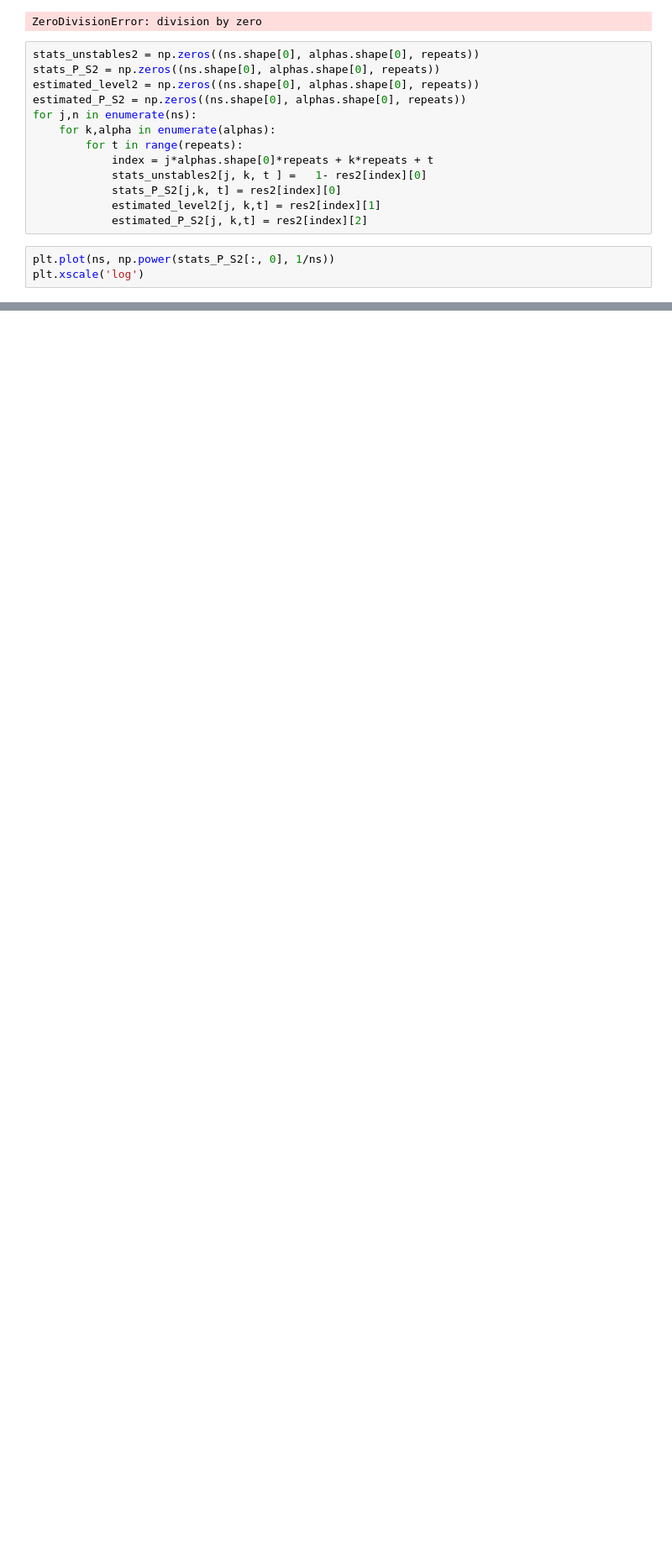
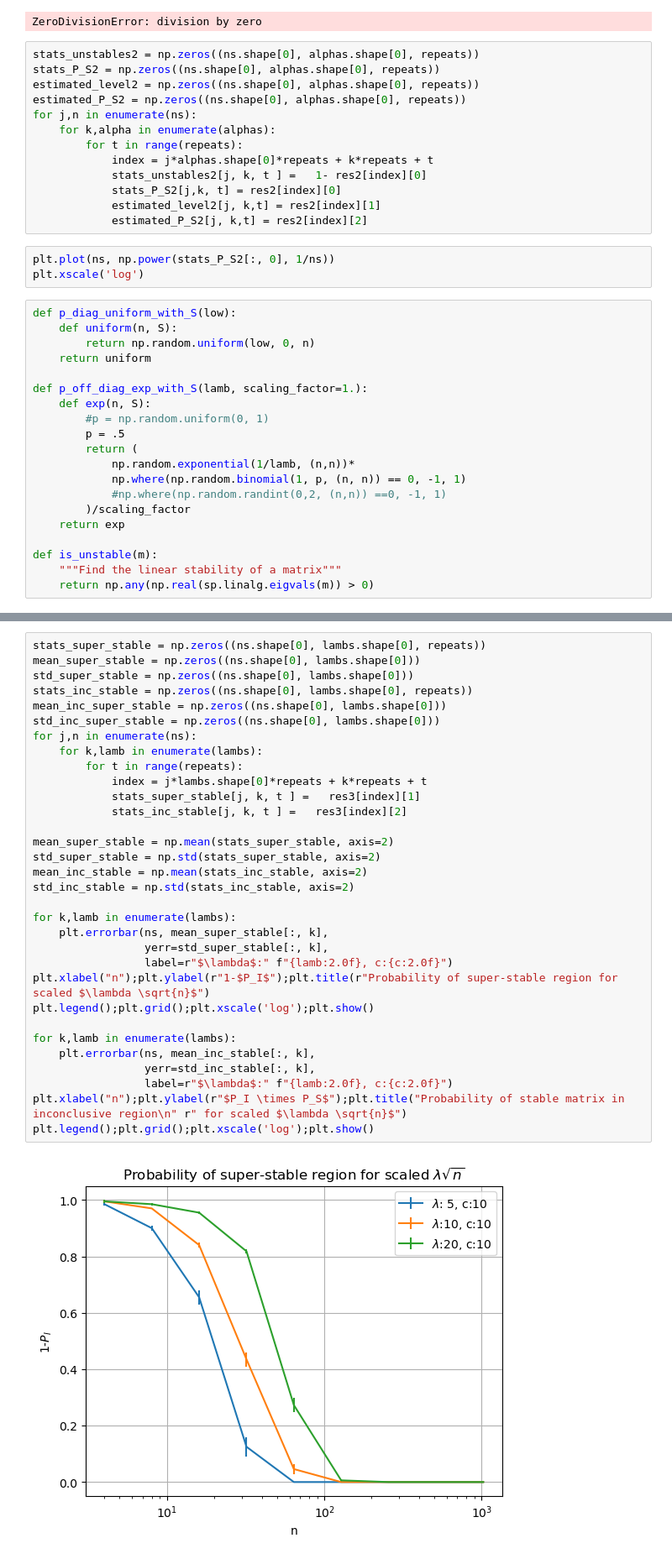
Before and after one commit to rpazuki/morpho_repo, a Jupyter notebook: Gershgoring/Semi_circles_samples.ipynb, the cells around one changed output, grey strips where cells are left out. Shown: that part at 84% size. Drawn from its saved outputs; the diff is of its cells as text; blank space fills up the shorter version.

```diff
--- a/Gershgoring/Semi_circles_samples.ipynb
+++ b/Gershgoring/Semi_circles_samples.ipynb
@@ -909,3 +902,23 @@ for j,n in enumerate(ns):
 # %%
 plt.plot(ns, np.power(stats_P_S2[:, 0], 1/ns))
 plt.xscale('log')
+# %%
+def p_diag_uniform_with_S(low):
+    def uniform(n, S):
+        return np.random.uniform(low, 0, n)
+    return uniform
+
+def p_off_diag_exp_with_S(lamb, scaling_factor=1.):
+    def exp(n, S):
+        #p = np.random.uniform(0, 1)
+        p = .5
+        return (
+            np.random.exponential(1/lamb, (n,n))*
+            np.where(np.random.binomial(1, p, (n, n)) == 0, -1, 1)
+            #np.where(np.random.randint(0,2, (n,n)) ==0, -1, 1)
+        )/scaling_factor
+    return exp
+
+def is_unstable(m):
+    """Find the linear stability of a matrix"""
+    return np.any(np.real(sp.linalg.eigvals(m)) > 0)
@@ -911,0 +956,34 @@ plt.xscale('log')
+# %%
+stats_super_stable = np.zeros((ns.shape[0], lambs.shape[0], repeats))
+mean_super_stable = np.zeros((ns.shape[0], lambs.shape[0]))
+std_super_stable = np.zeros((ns.shape[0], lambs.shape[0]))
+stats_inc_stable = np.zeros((ns.shape[0], lambs.shape[0], repeats))
+mean_inc_super_stable = np.zeros((ns.shape[0], lambs.shape[0]))
+std_inc_super_stable = np.zeros((ns.shape[0], lambs.shape[0]))
+for j,n in enumerate(ns):
+    for k,lamb in enumerate(lambs):
+        for t in range(repeats):
+            index = j*lambs.shape[0]*repeats + k*repeats + t
+            stats_super_stable[j, k, t ] =   res3[index][1]
+            stats_inc_stable[j, k, t ] =   res3[index][2]
+
+mean_super_stable = np.mean(stats_super_stable, axis=2)
+std_super_stable = np.std(stats_super_stable, axis=2)
+mean_inc_stable = np.mean(stats_inc_stable, axis=2)
+std_inc_stable = np.std(stats_inc_stable, axis=2)
+
+for k,lamb in enumerate(lambs):
+    plt.errorbar(ns, mean_super_stable[:, k],
+                 yerr=std_super_stable[:, k],
+                 label=r"$\lambda$:" f"{lamb:2.0f}, c:{c:2.0f}")
+plt.xlabel("n");plt.ylabel(r"1-$P_I$");plt.title(r"Probability of super-stable region for scaled $\lambda \sqrt{n}$")
+plt.legend();plt.grid();plt.xscale('log');plt.show()
+
+for k,lamb in enumerate(lambs):
+    plt.errorbar(ns, mean_inc_stable[:, k],
+                 yerr=std_inc_stable[:, k],
+                 label=r"$\lambda$:" f"{lamb:2.0f}, c:{c:2.0f}")
+plt.xlabel("n");plt.ylabel(r"$P_I \times P_S$");plt.title("Probability of stable matrix in inconclusive region\n" r" for scaled $\lambda \sqrt{n}$")
+plt.legend();plt.grid();plt.xscale('log');plt.show()
+# %% [output]
+[figure, added]
```
Also changed, not shown: parts of 4 cells of this notebook.
